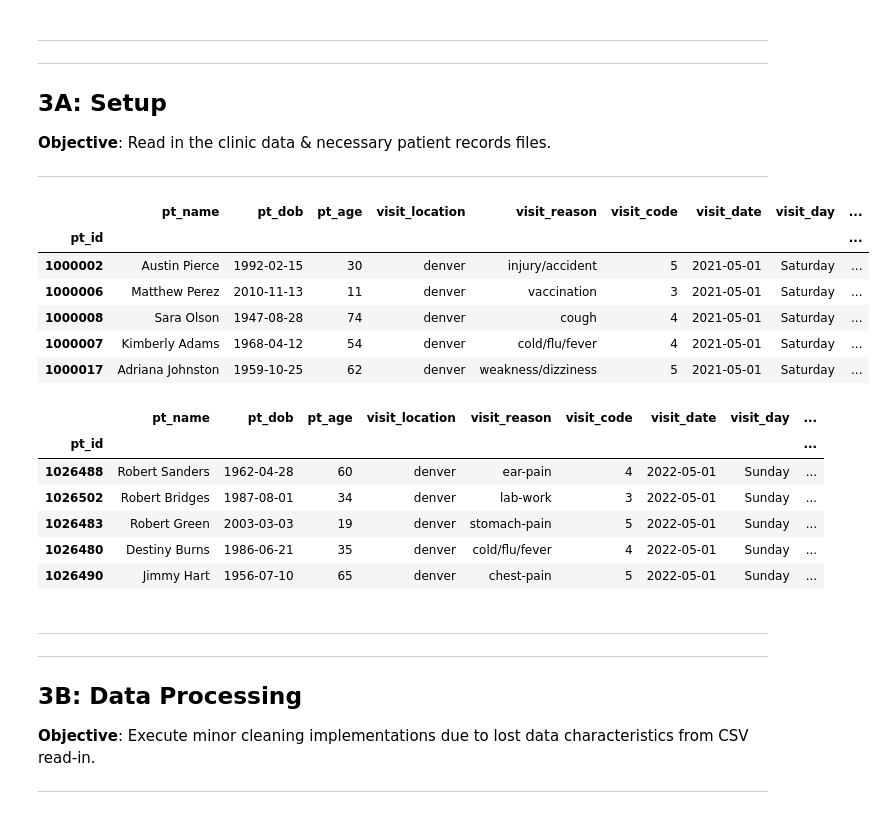
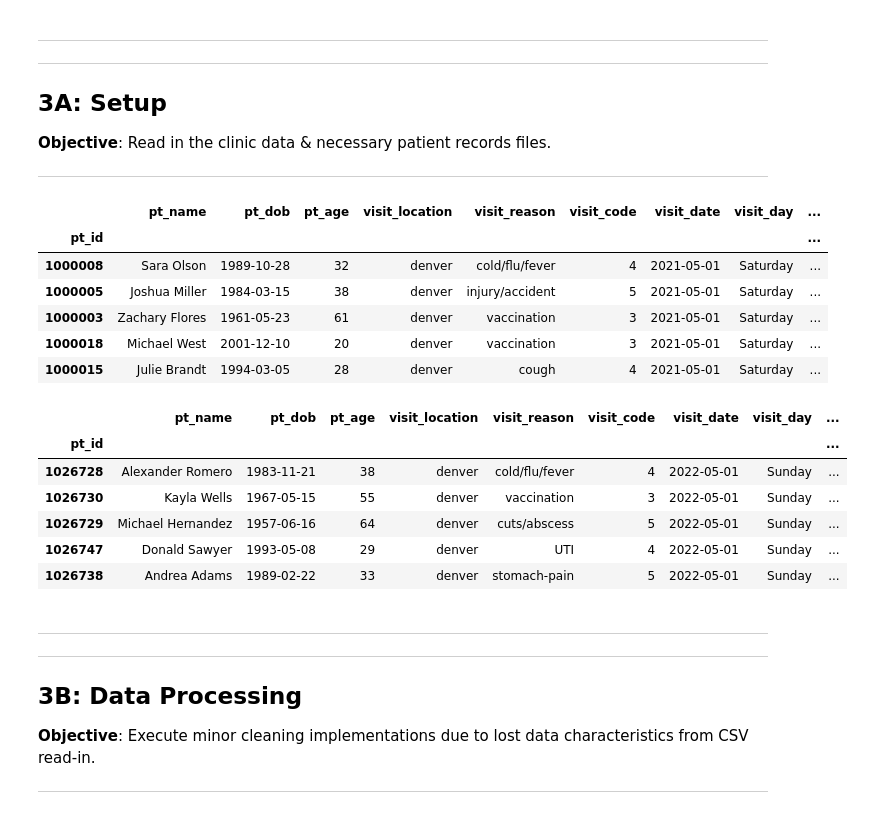
Before and after one commit to rc-9/TecNav, a Jupyter notebook: uc_modeler.ipynb, the cells around one changed output. Saved outputs shown, nothing was run; the diff lists cells and outputs as text; code cells hidden in the pictures.

```diff
--- a/uc_modeler.ipynb
+++ b/uc_modeler.ipynb
@@ -61,27 +54,27 @@ pp = pprint.PrettyPrinter(indent=0)
 
 ---
 # %%
-past_patients_df = pd.read_csv('./uc_past_patients.csv', index_col='pt_id')
-# past_patients_df = pd.read_csv('./fabricated_data/uc_past_patients.csv', index_col='pt_id')
+# past_patients_df = pd.read_csv('./uc_past_patients.csv', index_col='pt_id')  # for use when generating new datasets with uc_data_fabricator.ipynb
+past_patients_df = pd.read_csv('./fabricated_data/uc_past_patients.csv', index_col='pt_id')  # for ease of use with pre-generated datasets
 past_patients_df.head()
 # %% [output]
 |  | pt_name | pt_dob | pt_age | visit_location | visit_reason | visit_code | visit_date | visit_day | ... |
 | pt_id |  |  |  |  |  |  |  |  | ... |
-| 1000002 | Austin Pierce | 1992-02-15 | 30 | denver | injury/accident | 5 | 2021-05-01 | Saturday | ... |
-| 1000006 | Matthew Perez | 2010-11-13 | 11 | denver | vaccination | 3 | 2021-05-01 | Saturday | ... |
-| 1000008 | Sara Olson | 1947-08-28 | 74 | denver | cough | 4 | 2021-05-01 | Saturday | ... |
-| 1000007 | Kimberly Adams | 1968-04-12 | 54 | denver | cold/flu/fever | 4 | 2021-05-01 | Saturday | ... |
-| 1000017 | Adriana Johnston | 1959-10-25 | 62 | denver | weakness/dizziness | 5 | 2021-05-01 | Saturday | ... |
+| 1000008 | Sara Olson | 1989-10-28 | 32 | denver | cold/flu/fever | 4 | 2021-05-01 | Saturday | ... |
+| 1000005 | Joshua Miller | 1984-03-15 | 38 | denver | injury/accident | 5 | 2021-05-01 | Saturday | ... |
+| 1000003 | Zachary Flores | 1961-05-23 | 61 | denver | vaccination | 3 | 2021-05-01 | Saturday | ... |
+| 1000018 | Michael West | 2001-12-10 | 20 | denver | vaccination | 3 | 2021-05-01 | Saturday | ... |
+| 1000015 | Julie Brandt | 1994-03-05 | 28 | denver | cough | 4 | 2021-05-01 | Saturday | ... |
 # %%
-new_patients_df = pd.read_csv('./uc_new_patients.csv', index_col='pt_id')
-# new_patients_df = pd.read_csv('./fabricated_data/uc_new_patients.csv', index_col='pt_id')
+# new_patients_df = pd.read_csv('./uc_new_patients.csv', index_col='pt_id')  # for use when generating new datasets with uc_data_fabricator.ipynb
+new_patients_df = pd.read_csv('./fabricated_data/uc_new_patients.csv', index_col='pt_id')  # for ease of use with pre-generated datasets
 new_patients_df.head()
 # %% [output]
 |  | pt_name | pt_dob | pt_age | visit_location | visit_reason | visit_code | visit_date | visit_day | ... |
 | pt_id |  |  |  |  |  |  |  |  | ... |
-| 1026488 | Robert Sanders | 1962-04-28 | 60 | denver | ear-pain | 4 | 2022-05-01 | Sunday | ... |
-| 1026502 | Robert Bridges | 1987-08-01 | 34 | denver | lab-work | 3 | 2022-05-01 | Sunday | ... |
-| 1026483 | Robert Green | 2003-03-03 | 19 | denver | stomach-pain | 5 | 2022-05-01 | Sunday | ... |
-| 1026480 | Destiny Burns | 1986-06-21 | 35 | denver | cold/flu/fever | 4 | 2022-05-01 | Sunday | ... |
-| 1026490 | Jimmy Hart | 1956-07-10 | 65 | denver | chest-pain | 5 | 2022-05-01 | Sunday | ... |
+| 1026728 | Alexander Romero | 1983-11-21 | 38 | denver | cold/flu/fever | 4 | 2022-05-01 | Sunday | ... |
+| 1026730 | Kayla Wells | 1967-05-15 | 55 | denver | vaccination | 3 | 2022-05-01 | Sunday | ... |
+| 1026729 | Michael Hernandez | 1957-06-16 | 64 | denver | cuts/abscess | 5 | 2022-05-01 | Sunday | ... |
+| 1026747 | Donald Sawyer | 1993-05-08 | 29 | denver | UTI | 4 | 2022-05-01 | Sunday | ... |
+| 1026738 | Andrea Adams | 1989-02-22 | 33 | denver | stomach-pain | 5 | 2022-05-01 | Sunday | ... |
 # %%
```
Also changed, not shown: parts of 68 cells of this notebook, 11 other files.
